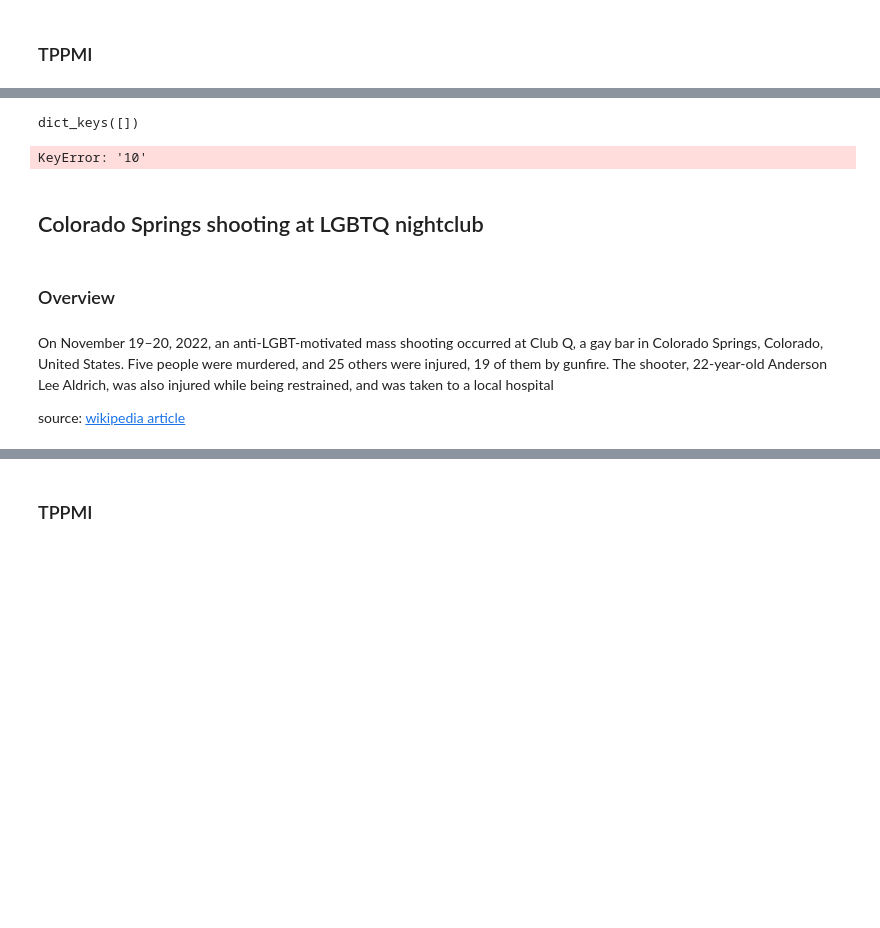
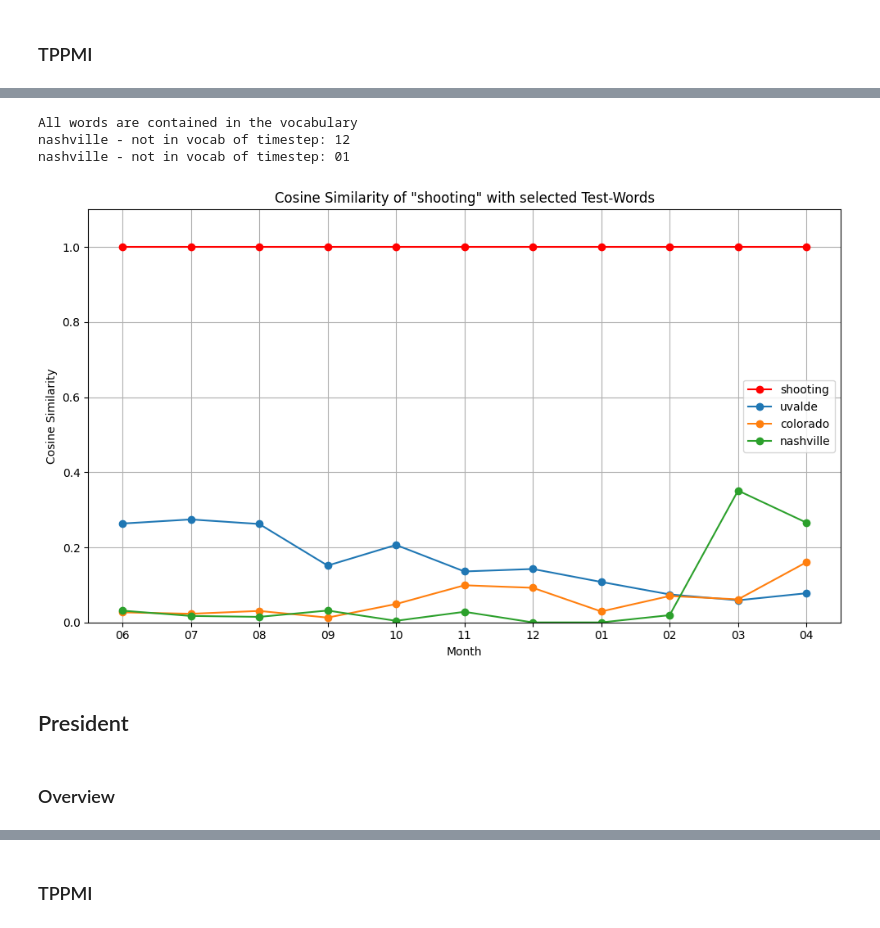
Before and after one commit to FlackoJodye1/temporal-word-embeddings, a Jupyter notebook: model-analysis.ipynb, the cells around one changed output, grey strips where cells are left out. Cells and saved outputs as stored; diff of their text form; code cells hidden in the pictures; blank space fills up the shorter version.

```diff
--- a/model-analysis.ipynb
+++ b/model-analysis.ipynb
@@ -302,13 +189,14 @@ All words are contained in the vocabulary
-# %%
-plot_cosine_similarity_tppmi(target_word_pelosi, test_words_pelosi, tppmi_model, selected_months = selected_months_pelosi)
-# %% [output]
-dict_keys([])
-KeyError: '10'
-# %% [markdown]
-## Colorado Springs shooting at LGBTQ nightclub
+# %%
+tppmi_shootings = tppmi_model.get_tppmi(test_words_shootings + [target_word_shootings])
+# %% [output]
+All words are contained in the vocabulary
+nashville - not in vocab of timestep: 12
+nashville - not in vocab of timestep: 01
+# %%
+plot_cosine_similarity_tppmi(target_word_shootings, test_words_shootings, tppmi_model)
+# %% [output]
+[figure, added]
+# %% [markdown]
+## President
 # %% [markdown]
 ### Overview
-# %% [markdown]
-On November 19–20, 2022, an anti-LGBT-motivated mass shooting occurred at Club Q, a gay bar in Colorado Springs, Colorado, United States. Five people were murdered, and 25 others were injured, 19 of them by gunfire. The shooter, 22-year-old Anderson Lee Aldrich, was also injured while being restrained, and was taken to a local hospital
-
-source: [wikipedia article](https://en.wikipedia.org/wiki/Colorado_Springs_nightclub_shooting)
```
Also changed, not shown: parts of 77 cells of this notebook, 3 other files.
